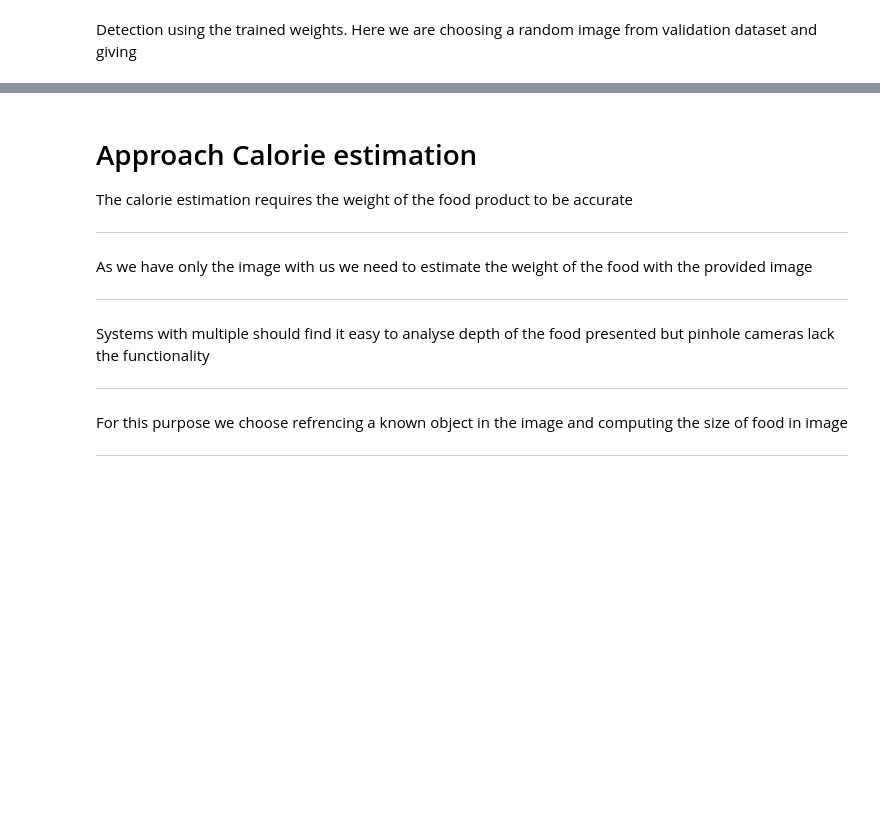
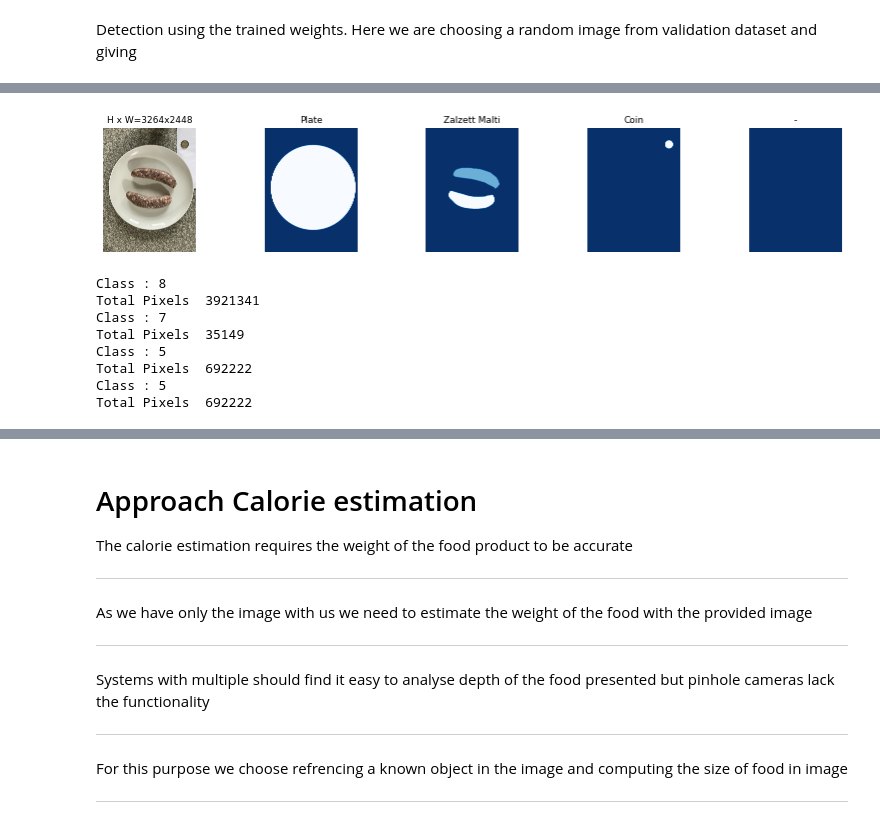
Before and after one commit to MatteiVella/Thesis, a Jupyter notebook: Thesis_Code/food_mask/image_based_food_calorie_estimation .ipynb, the cells around one changed output, grey strips where cells are left out. Saved outputs shown, nothing was run; the diff lists cells and outputs as text; code cells hidden in the pictures; blank space fills up the shorter version.

```diff
--- a/Thesis_Code/food_mask/image_based_food_calorie_estimation .ipynb
+++ b/Thesis_Code/food_mask/image_based_food_calorie_estimation .ipynb
@@ -303,3 +267,22 @@ print(dataset_val.image_ids)
+# %%
+import numpy as np
+visualize.display_top_masks(image,mask,class_ids,dataset_val.class_names)
+#print(mask[:,:,0].sum())
+for i in class_ids:
+    print('Class :',i)
+    print('Total Pixels ',mask[:,:,np.where(class_ids == i)[0]].sum())
+#print(class_ids)
+#mask[:, :, np.where(class_ids == i)[0]]
+# %% [output]
+[figure, added]
+Class : 8
+Total Pixels  3921341
+Class : 7
+Total Pixels  35149
+Class : 5
+Total Pixels  692222
+Class : 5
+Total Pixels  692222
 # %%
 import time
 def time_convert(sec):
```
Also changed, not shown: parts of 14 cells of this notebook, 16 other files.
